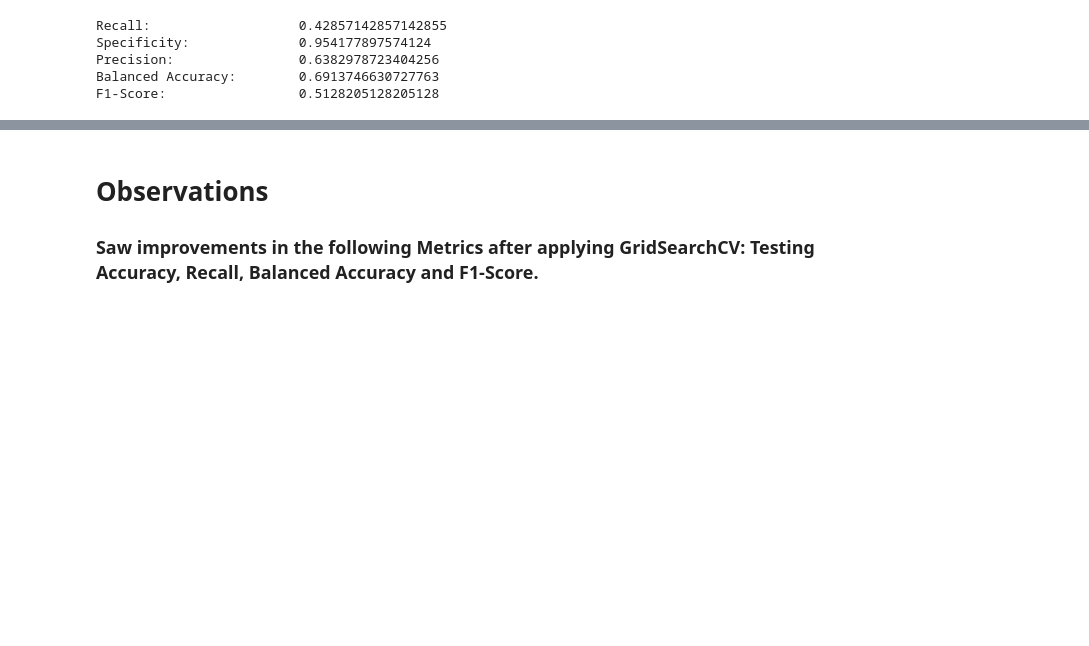
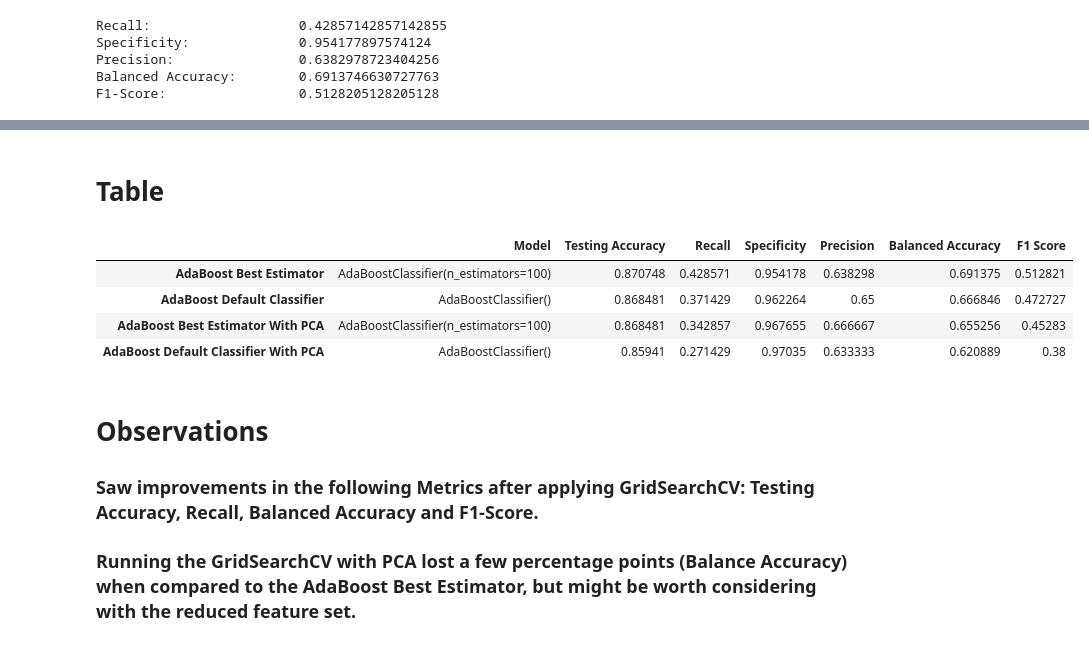
Before and after one commit to JoelQFernandez/DSC-540---Advanced-Machine-Learning---Final-Project, a Jupyter notebook: Final Project 03.6 AdaBoost.ipynb, the cells around one changed output, grey strips where cells are left out. Saved outputs shown, nothing was run; the diff lists cells and outputs as text; code cells hidden in the pictures; blank space fills up the shorter version.

```diff
--- a/Final Project 03.6 AdaBoost.ipynb
+++ b/Final Project 03.6 AdaBoost.ipynb
@@ -157,3 +137,6 @@ y = pd.read_csv('./Data/Attrition.csv')
 # %%
 from sklearn.model_selection import train_test_split
 X_train, X_test, y_train, y_test = train_test_split(X, y, test_size=0.30, random_state=2020)
+
+# Train Test Split for PCA
+PCA_X_train, PCA_X_test, PCA_y_train, PCA_y_test = train_test_split(PCA_X, y, test_size=0.30, random_state=2020)
@@ -239,4 +304,17 @@ F1-Score:                 0.5128205128205128
+# %% [markdown]
+# Table
+# %%
+Table = Table.T
+Table.sort_values(by=['Balanced Accuracy'], ascending=False)
+# %% [output]
+|  | Model | Testing Accuracy | Recall | Specificity | Precision | Balanced Accuracy | F1 Score |
+| AdaBoost Best Estimator | AdaBoostClassifier(n_estimators=100) | 0.870748 | 0.428571 | 0.954178 | 0.638298 | 0.691375 | 0.512821 |
+| AdaBoost Default Classifier | AdaBoostClassifier() | 0.868481 | 0.371429 | 0.962264 | 0.65 | 0.666846 | 0.472727 |
+| AdaBoost Best Estimator With PCA | AdaBoostClassifier(n_estimators=100) | 0.868481 | 0.342857 | 0.967655 | 0.666667 | 0.655256 | 0.45283 |
+| AdaBoost Default Classifier With PCA | AdaBoostClassifier() | 0.85941 | 0.271429 | 0.97035 | 0.633333 | 0.620889 | 0.38 |
 # %% [markdown]
 # Observations
 
 ### Saw improvements in the following Metrics after applying GridSearchCV:  Testing Accuracy, Recall, Balanced Accuracy and F1-Score.
+
+### Running the GridSearchCV with PCA lost a few percentage points (Balance Accuracy) when compared to the AdaBoost Best Estimator, but might be worth considering with the reduced feature set.
```
Also changed, not shown: parts of 19 cells of this notebook.
